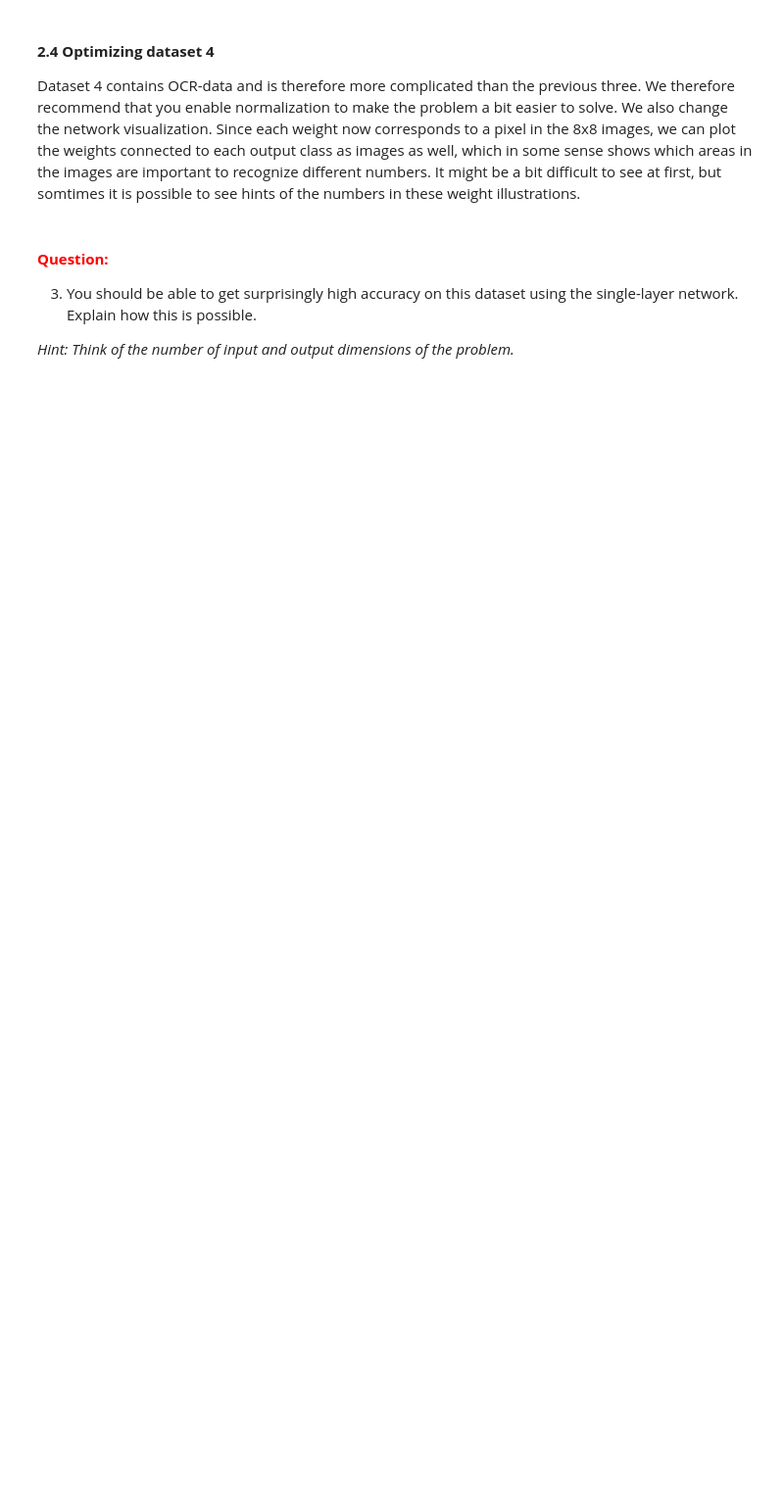
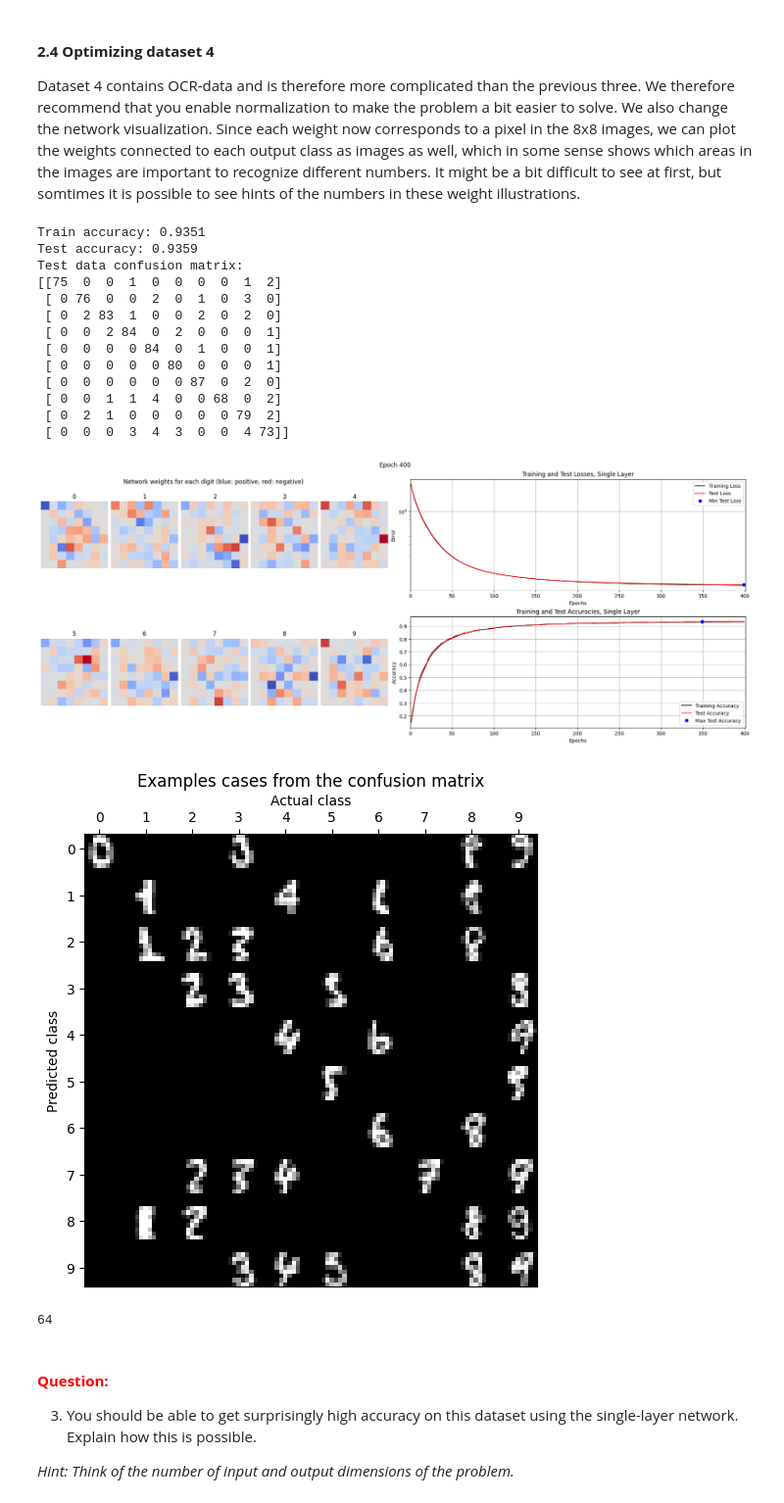
Before and after one commit to bobby-08/Deep-Learning-Labs-732A82, a Jupyter notebook: Lab1/SingleLayer.ipynb, the cells around one changed output. Shown at 98% size. Cells and saved outputs as stored; diff of their text form; code cells hidden in the pictures; blank space fills up the shorter version.

```diff
--- a/Lab1/SingleLayer.ipynb
+++ b/Lab1/SingleLayer.ipynb
@@ -496,18 +511,40 @@ trainSingleLayerOnDataset(3, 0.15, W0, B0, params)
 Dataset 4 contains OCR-data and is therefore more complicated than the previous three. We therefore recommend that you enable normalization to make the problem a bit easier to solve. We also change the network visualization. Since each weight now corresponds to a pixel in the 8x8 images, we can plot the weights connected to each output class as images as well, which in some sense shows which areas in the images are important to recognize different numbers. It might be a bit difficult to see at first, but somtimes it is possible to see hints of the numbers in these weight illustrations.
 # %%
 # --------------------------------------------
-# === Your code here =========================
+X, D, L = loadDataset(4)
 # --------------------------------------------
-nInputs  = ???
-nClasses = ???
 
-W0 = ???
-B0 = ???
+nInputs  = X.shape[1]
+nClasses = D.shape[1]
 
-params = {"epochs": ???, "learningRate": ???, "normalize": False, "useTanhOutput": False}
+
+limit = np.sqrt(6 / (nInputs + nClasses))
+W0 = np.random.uniform(-limit, limit, size=(nInputs, nClasses))
+B0 = np.zeros((1, nClasses))
+
+params = {"epochs": 400, "learningRate": 0.03, "normalize": True, "useTanhOutput": False}
 # ============================================
 
 trainSingleLayerOnDataset(4, 0.15, W0, B0, params)
+
+print(nInputs)
+# %% [output]
+Train accuracy: 0.9351
+Test accuracy: 0.9359
+Test data confusion matrix:
+[[75  0  0  1  0  0  0  0  1  2]
+ [ 0 76  0  0  2  0  1  0  3  0]
+ [ 0  2 83  1  0  0  2  0  2  0]
+ [ 0  0  2 84  0  2  0  0  0  1]
+ [ 0  0  0  0 84  0  1  0  0  1]
+ [ 0  0  0  0  0 80  0  0  0  1]
+ [ 0  0  0  0  0  0 87  0  2  0]
+ [ 0  0  1  1  4  0  0 68  0  2]
+ [ 0  2  1  0  0  0  0  0 79  2]
+ [ 0  0  0  3  4  3  0  0  4 73]]
+[figure, added]
+[figure, added]
+64
 # %% [markdown]
 #### **<span style="color:red">Question:</span>**
 
```
Also changed, not shown: parts of 12 cells of this notebook.
